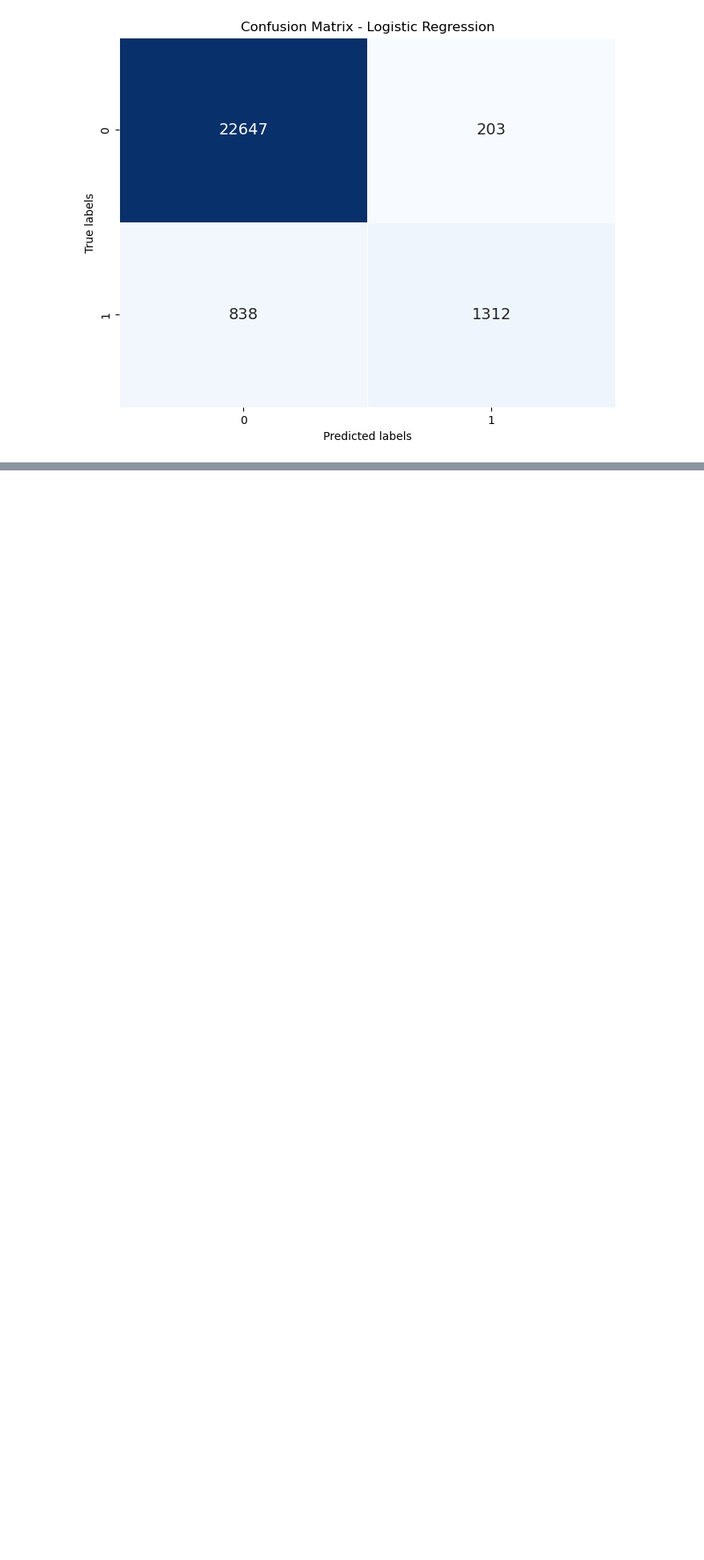
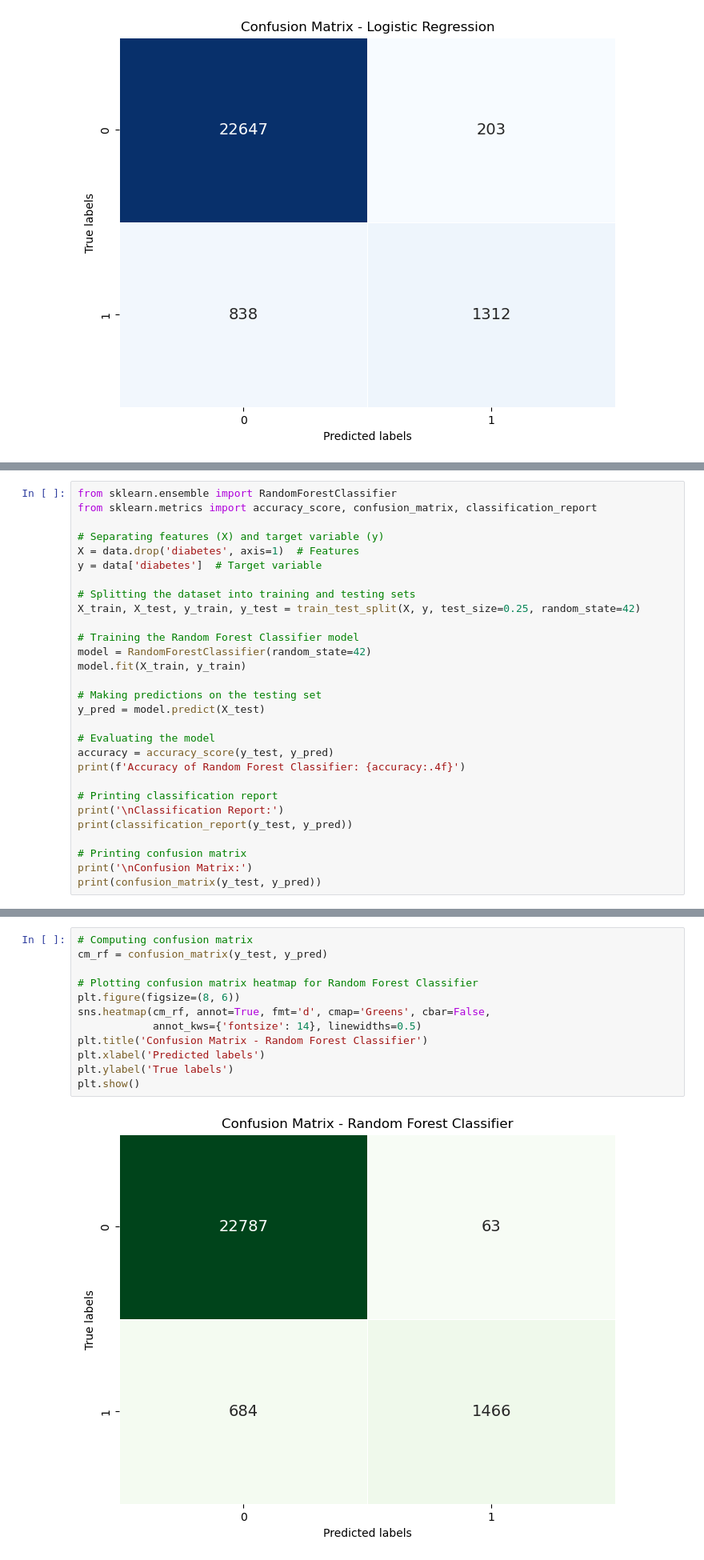
Before and after one commit to jagadabhijaswanth132/Diabetic-prediction-using-multiple-machine-learning-algorithms, a Jupyter notebook: Diabetic_prediction_using_multiple_machine_learning_algorithms.ipynb, the cells around one changed output, grey strips where cells are left out. Shown: that part at 80% size. Saved outputs shown, nothing was run; the diff lists cells and outputs as text; blank space fills up the shorter version.

Commit message:
random forest classifier

```diff
--- a/Diabetic_prediction_using_multiple_machine_learning_algorithms.ipynb
+++ b/Diabetic_prediction_using_multiple_machine_learning_algorithms.ipynb
@@ -284,0 +287,29 @@ plt.show()
+# %%
+from sklearn.ensemble import RandomForestClassifier
+from sklearn.metrics import accuracy_score, confusion_matrix, classification_report
+
+# Separating features (X) and target variable (y)
+X = data.drop('diabetes', axis=1)  # Features
+y = data['diabetes']  # Target variable
+
+# Splitting the dataset into training and testing sets
+X_train, X_test, y_train, y_test = train_test_split(X, y, test_size=0.25, random_state=42)
+
+# Training the Random Forest Classifier model
+model = RandomForestClassifier(random_state=42)
+model.fit(X_train, y_train)
+
+# Making predictions on the testing set
+y_pred = model.predict(X_test)
+
+# Evaluating the model
+accuracy = accuracy_score(y_test, y_pred)
+print(f'Accuracy of Random Forest Classifier: {accuracy:.4f}')
+
+# Printing classification report
+print('\nClassification Report:')
+print(classification_report(y_test, y_pred))
+
+# Printing confusion matrix
+print('\nConfusion Matrix:')
+print(confusion_matrix(y_test, y_pred))
@@ -284,0 +333,14 @@ plt.show()
+# %%
+# Computing confusion matrix
+cm_rf = confusion_matrix(y_test, y_pred)
+
+# Plotting confusion matrix heatmap for Random Forest Classifier
+plt.figure(figsize=(8, 6))
+sns.heatmap(cm_rf, annot=True, fmt='d', cmap='Greens', cbar=False,
+            annot_kws={'fontsize': 14}, linewidths=0.5)
+plt.title('Confusion Matrix - Random Forest Classifier')
+plt.xlabel('Predicted labels')
+plt.ylabel('True labels')
+plt.show()
+# %% [output]
+[figure, added]
```
Also changed, not shown: parts of 2 cells of this notebook.
